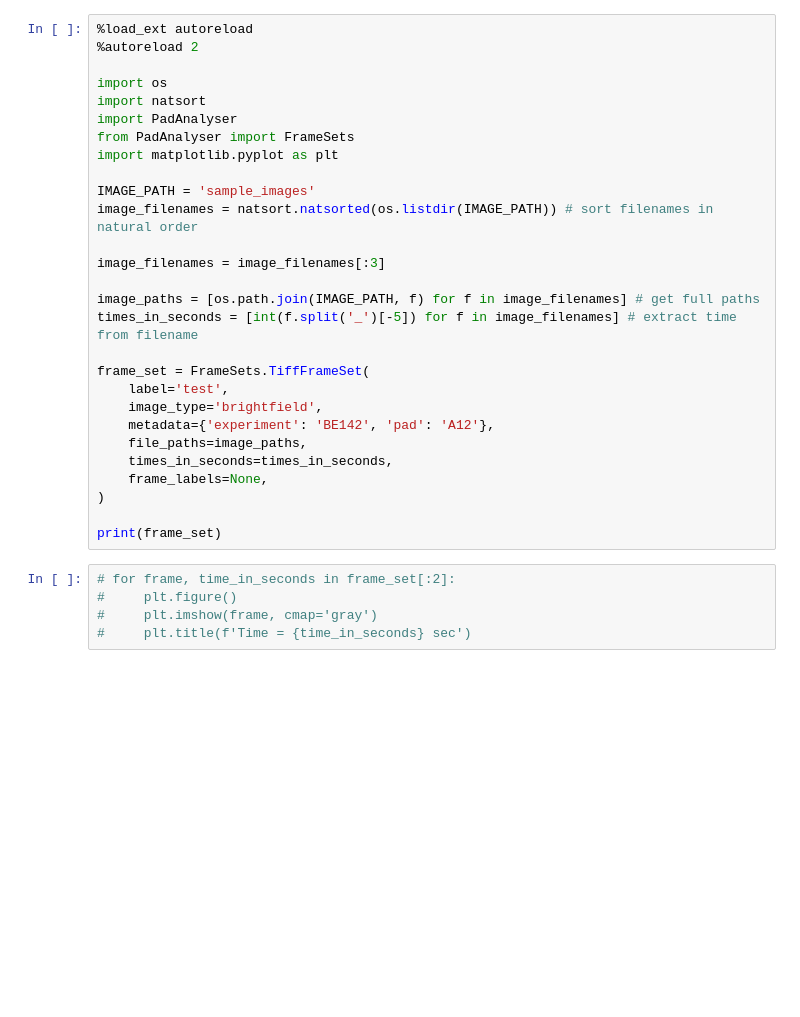
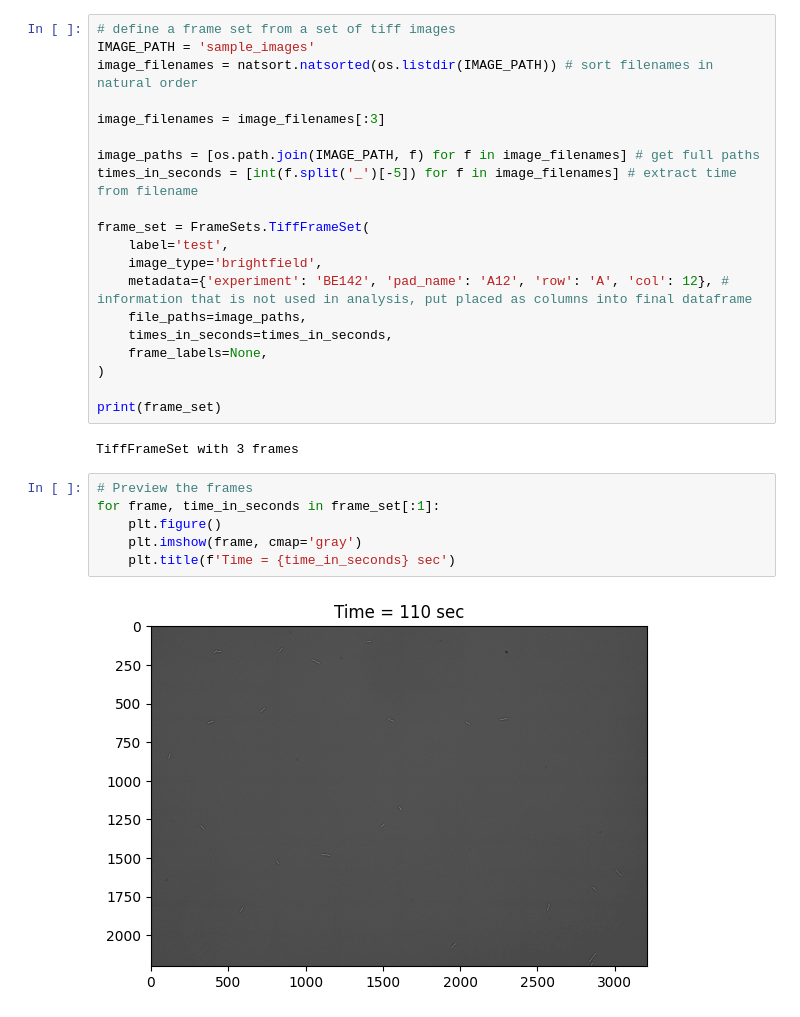
Before and after one commit to Cicuta-Group/MAP-imaging, a Jupyter notebook: Analysis/demo.ipynb, the cells around one changed output. Drawn from its saved outputs; the diff is of its cells as text; blank space fills up the shorter version.

```diff
--- a/Analysis/demo.ipynb
+++ b/Analysis/demo.ipynb
@@ -1,13 +10,5 @@
 # %%
-%load_ext autoreload
-%autoreload 2
-
-import os
-import natsort
-import PadAnalyser
-from PadAnalyser import FrameSets
-import matplotlib.pyplot as plt
-
+# define a frame set from a set of tiff images
 IMAGE_PATH = 'sample_images'
 image_filenames = natsort.natsorted(os.listdir(IMAGE_PATH)) # sort filenames in natural order
 
@@ -19,16 +20,21 @@ times_in_seconds = [int(f.split('_')[-5]) for f in image_filenames] # extract ti
 frame_set = FrameSets.TiffFrameSet(
     label='test',
     image_type='brightfield',
-    metadata={'experiment': 'BE142', 'pad': 'A12'},
+    metadata={'experiment': 'BE142', 'pad_name': 'A12', 'row': 'A', 'col': 12}, # information that is not used in analysis, put placed as columns into final dataframe
     file_paths=image_paths,
     times_in_seconds=times_in_seconds,
     frame_labels=None,
 )
 
 print(frame_set)
+# %% [output]
+TiffFrameSet with 3 frames
 # %%
-# for frame, time_in_seconds in frame_set[:2]:
-#     plt.figure()
-#     plt.imshow(frame, cmap='gray')
-#     plt.title(f'Time = {time_in_seconds} sec')
+# Preview the frames
+for frame, time_in_seconds in frame_set[:1]:
+    plt.figure()
+    plt.imshow(frame, cmap='gray')
+    plt.title(f'Time = {time_in_seconds} sec')
+# %% [output]
+[figure, added]
 # %%
```
Also changed, not shown: parts of 3 cells of this notebook.
